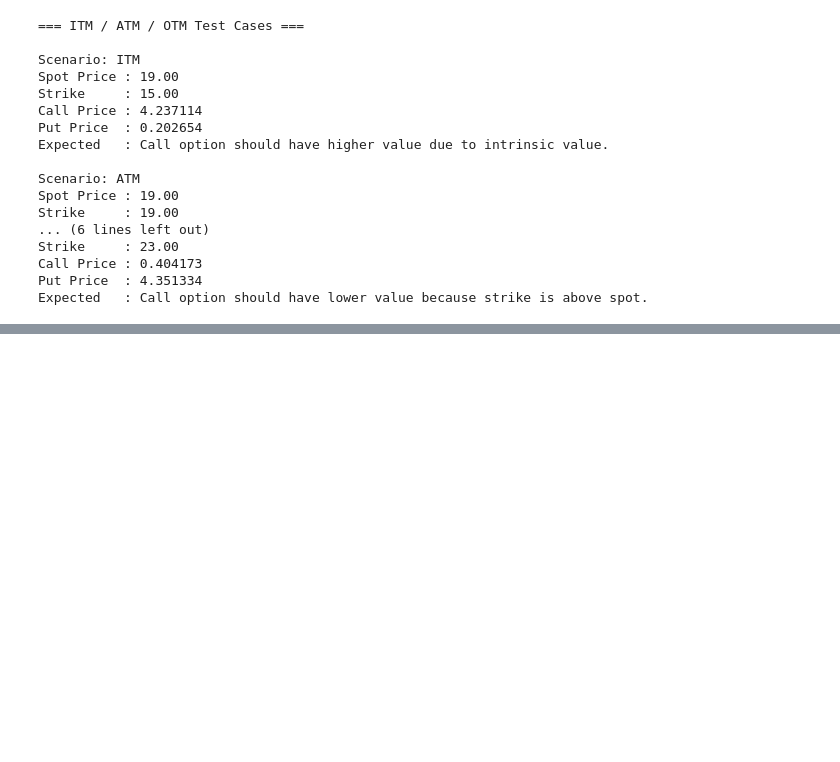
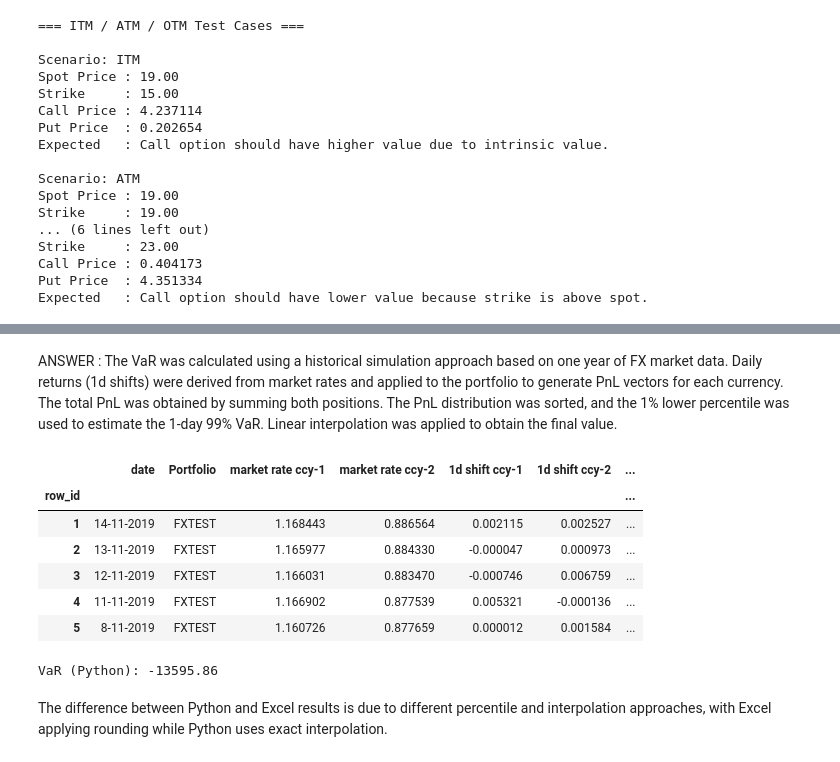
Before and after one commit to esratpb/TRM_engine_interview, a Jupyter notebook: assigment.ipynb, the cells around one changed output, grey strips where cells are left out. Cells and saved outputs as stored; diff of their text form; code cells hidden in the pictures; blank space fills up the shorter version.

```diff
--- a/assigment.ipynb
+++ b/assigment.ipynb
@@ -167,0 +184,79 @@ Expected   : Call option should have lower value because strike is above spot.
+# %% [markdown]
+ANSWER : The VaR was calculated using a historical simulation approach based on one year of FX market data.
+Daily returns (1d shifts) were derived from market rates and applied to the portfolio to generate PnL vectors for each currency. The total PnL was obtained by summing both positions.
+The PnL distribution was sorted, and the 1% lower percentile was used to estimate the 1-day 99% VaR. Linear interpolation was applied to obtain the final value.
+# %%
+# =========================
+# Data fetching and preprocessing for market rates
+# =========================
+import pandas as pd
+file_path = 'C:\\Users\\ETEPEBAS\\Documents\\interview_assigment\\TRM_Engineering_Data.csv'
+lines  = []
+with open(file_path, 'r', encoding='utf-8-sig') as f:
+    for _ in range(2):
+        lines.append(f.readline())
+start_row = len(lines)
+top_header = [part.strip() for part in lines[0].split(';')]
+base_header = [part.strip() for part in lines[1].split(';')]
+
+column_names = []
+for i, (group, name) in enumerate(zip(top_header, base_header)):
+    if i == 0:
+        column_names.append('row_id')
+    elif name and group and group != name:
+        column_names.append(f'{name} {group}')
+    else:
+        column_names.append(name or group or f'column_{i}')
+
+df_market_rate = pd.read_csv(
+    file_path,
+    sep=';',
+    skiprows=start_row,
+    header=None,
+    names=column_names,
+    index_col=0,
+    decimal=',',
+    encoding='utf-8-sig',
+)
+df_market_rate.head()
+# %% [output]
+|  | date | Portfolio | market rate ccy-1 | market rate ccy-2 | 1d shift ccy-1 | 1d shift ccy-2 | ... |
+| row_id |  |  |  |  |  |  | ... |
+| 1 | 14-11-2019 | FXTEST | 1.168443 | 0.886564 | 0.002115 | 0.002527 | ... |
+| 2 | 13-11-2019 | FXTEST | 1.165977 | 0.884330 | -0.000047 | 0.000973 | ... |
+| 3 | 12-11-2019 | FXTEST | 1.166031 | 0.883470 | -0.000746 | 0.006759 | ... |
+| 4 | 11-11-2019 | FXTEST | 1.166902 | 0.877539 | 0.005321 | -0.000136 | ... |
+| 5 | 8-11-2019 | FXTEST | 1.160726 | 0.877659 | 0.000012 | 0.001584 | ... |
+# %%
+import numpy as np
+
+# Extract total PnL
+total_pnl = df_market_rate["Total PnL FXTEST Total PnL vector"].dropna()
+
+# Sort values (ascending)
+sorted_pnl = np.sort(total_pnl)
+
+# Number of observations
+n = len(sorted_pnl)
+
+# 1% percentile index
+percentile_index = 0.01 * n
+
+# Adjust for 0-based indexing
+lower_index = int(np.floor(percentile_index)) - 1
+upper_index = int(np.ceil(percentile_index)) - 1
+
+# Interpolation weight
+weight = percentile_index - np.floor(percentile_index)
+
+# VaR calculation
+var = (
+    (1 - weight) * sorted_pnl[lower_index] +
+    weight * sorted_pnl[upper_index]
+)
+
+print(f"VaR (Python): {var:.2f}")
+# %% [output]
+VaR (Python): -13595.86
+# %% [markdown]
+The difference between Python and Excel results is due to different percentile and interpolation approaches, with Excel applying rounding while Python uses exact interpolation.
```
Also changed, not shown: parts of 3 cells of this notebook, 1 other file.
